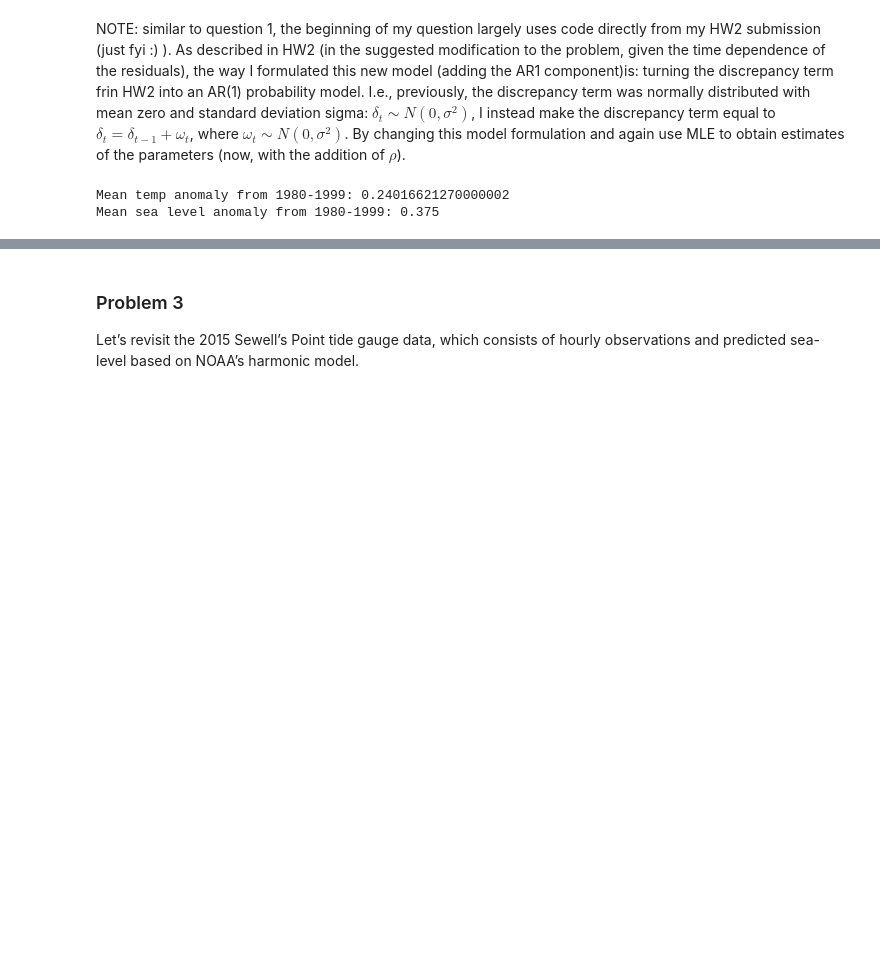
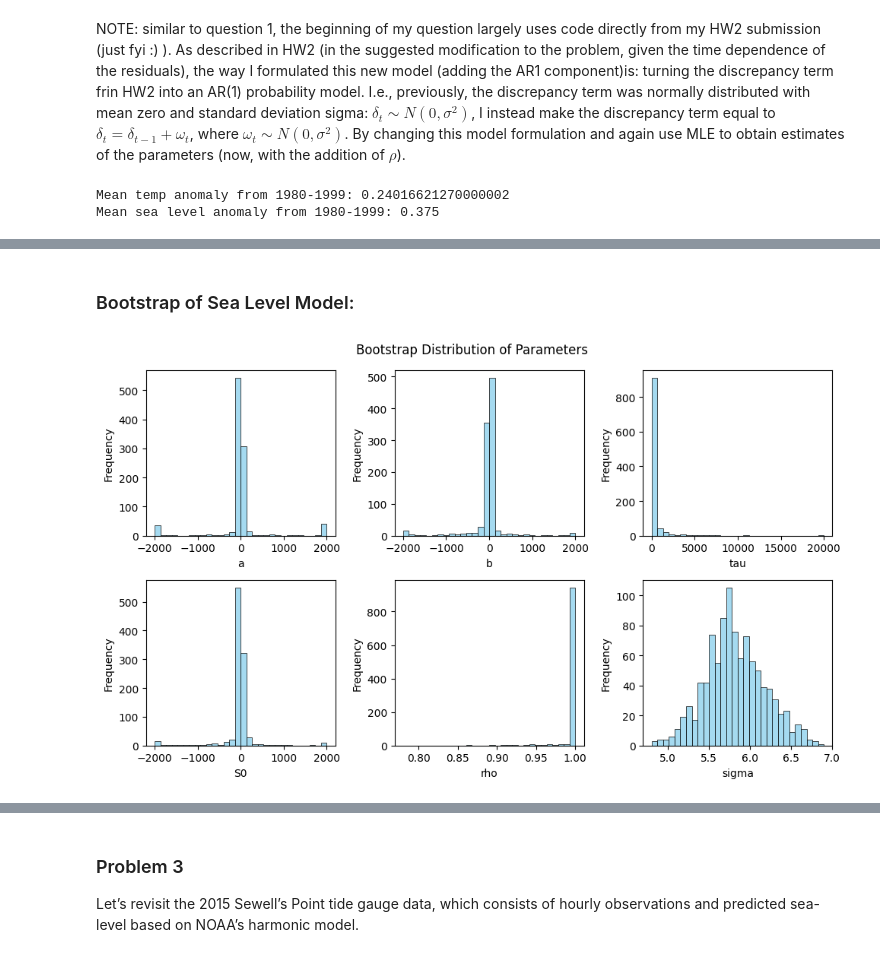
Before and after one commit to BEE4850-SP25/hw04-mcallen14, a Jupyter notebook: hw04.ipynb, the cells around one changed output, grey strips where cells are left out. Saved outputs shown, nothing was run; the diff lists cells and outputs as text; code cells hidden in the pictures; blank space fills up the shorter version.

```diff
--- a/hw04.ipynb
+++ b/hw04.ipynb
@@ -297,10 +322,6 @@ def neg_log_likelihood_ar1(params, sea_level_data=sea_filt['GMSL_anom_normalized
     residuals =  sea_level_data - sea_level_sim
 
     # AR(1) whitened log-likelihood
-    # T = len(residuals)
-    # ll = norm.logpdf(residuals[0], loc=0, scale=np.sqrt(sigma**2 / (1 - rho**2)))
-    # for t in range(1, T):
-    #     ll += norm.logpdf(residuals[t], loc=rho * residuals[t-1], scale=sigma)
     T = len(residuals)
     ll = 0  # Initialize log-likelihood counter
 
@@ -317,9 +338,10 @@ lower = [-2000.0, -2000.0, 0.1, -2000.0, -0.99999999, 0.0000001]
 upper = [2000.0, 2000.0, 20000.0, 2000.0, 0.999999999, 10.0]
 p0 = [1.0, 1.0, 1.0, 1.0, 0.5, 1.0]
 
-result = minimize(neg_log_likelihood_ar1, p0, bounds=list(zip(lower, upper)), method="SLSQP")
+# minimize neg log likelihood to find MLE estimates; note that method of minimization changes output dramatically
+result = minimize(neg_log_likelihood_ar1, p0, bounds=list(zip(lower, upper)), method="Nelder-Mead") # Nelder-Mead #SLSQP
 θ_iid = result.x
 a_hat, b_hat, tau_hat, S0_hat, rho_hat, sigma_hat = result.x
 
-print('The paramaeter estiatmes for a, b, tau, S0, rho, sigma are: ', θ_iid)
+print('The paramaeter estimates for a, b, tau, S0, rho, sigma are: ', θ_iid)
 # %% [output]
@@ -450,3 +351,5 @@ Use your fitted model and the AR(1) residual process to generate
+# %% [markdown]
+### Bootstrap of Sea Level Model:
 # %%
 # Use fitted model w/ AR(1) resid - generate 1,000 parametric bootstrap samples
 simulated_baseline = sea_level_model(a = a_hat, b = b_hat, tau = tau_hat, S0 = S0_hat, global_temp = temp_filt['temp_anom_normalized'])
@@ -472,14 +375,32 @@ for sim in range(n_sim):
     bootstrap_sim = error_sim + simulated_baseline
 
     #refit model to bootstrap_sim
+    #result_boot = minimize(neg_log_likelihood_ar1(sea_level_data=bootstrap_sim, global_temp=temp_filt['temp_anom_normalized']), p0, bounds=list(zip(lower, upper)), method="Nelder-Mead") # Nelder-Mead #SLSQP
+    result_boot = minimize(
+        lambda params: neg_log_likelihood_ar1(params, sea_level_data=bootstrap_sim, global_temp=temp_filt['temp_anom_normalized']),
+        p0,
+        bounds=list(zip(lower, upper)),
+        method="Nelder-Mead")
 
-
+    a_boot, b_boot, tau_boot, S0_boot, rho_boot, sigma_boot = result_boot.x
 
     #store parameters:
-    #bootstrap_params.append({"a": a_boot, "b": b_boot, "tau": tau_boot, "S0": S0_boot, "rho": rho_boot, "sigma": sigma_boot})
+    bootstrap_params.append({"a": a_boot, "b": b_boot, "tau": tau_boot, "S0": S0_boot, "rho": rho_boot, "sigma": sigma_boot})
 
 
 # Convert to DataFrame
 bootstrap_params_df = pd.DataFrame(bootstrap_params)
-
-# plot histograms of bootstrap samples for each parameter; report 90% confidence interval for the sensitivity of sea level to global mean temperature
+# %%
+# plot histograms of bootstrap samples for each parameter;
+plt.figure(figsize=(10, 6))
+for i, param in enumerate(bootstrap_params_df.columns):
+    plt.subplot(2, 3, i+1)
+    sns.histplot(bootstrap_params_df[param], bins=30, color='skyblue', edgecolor='black') #kde=True
+    #plt.title(f'Bootstrap Distribution of {param}')
+    plt.xlabel(param)
+    plt.ylabel('Frequency')
+    plt.suptitle('Bootstrap Distribution of Parameters')
+plt.tight_layout()
+plt.show()
+# %% [output]
+[figure, added]
```
Also changed, not shown: parts of 25 cells of this notebook.
